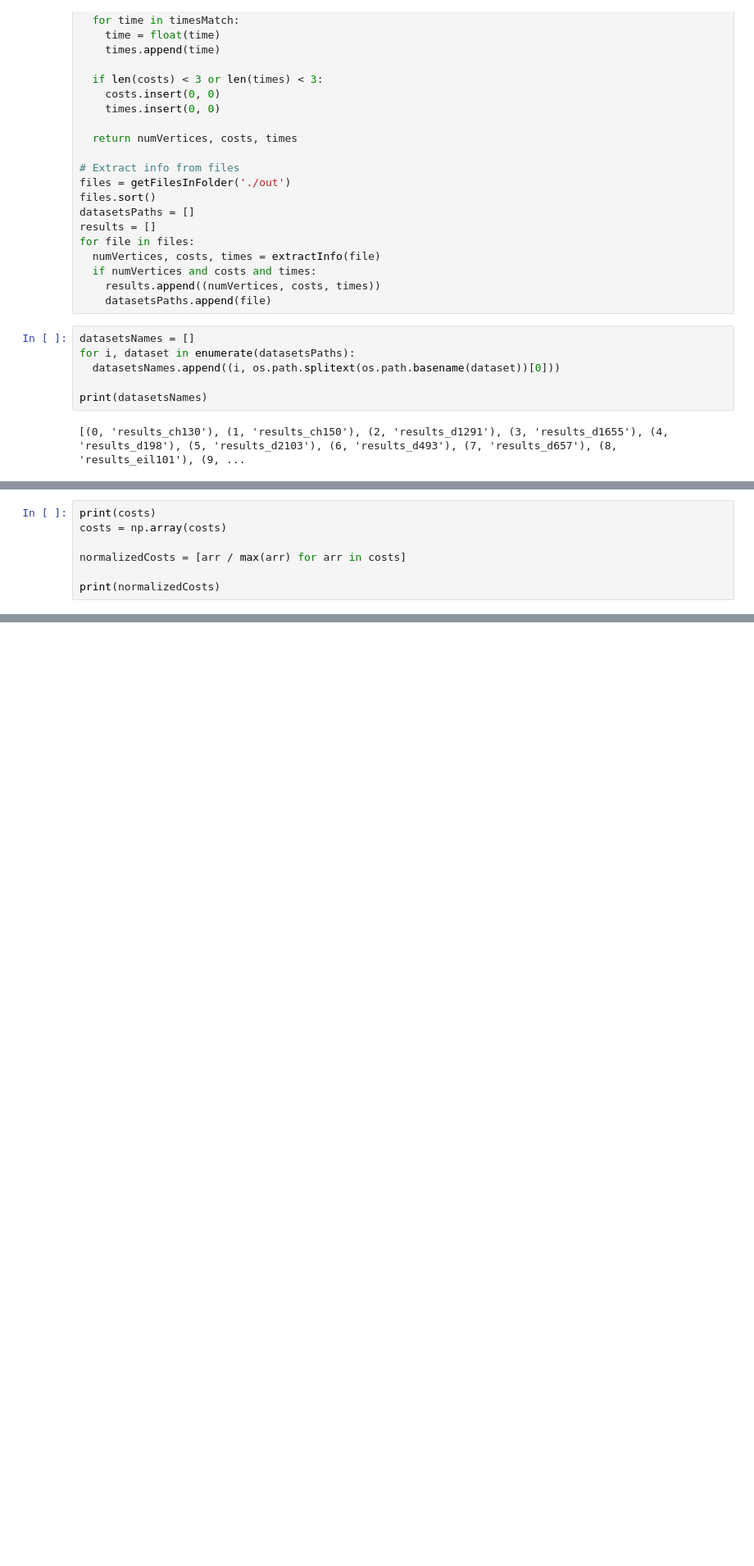
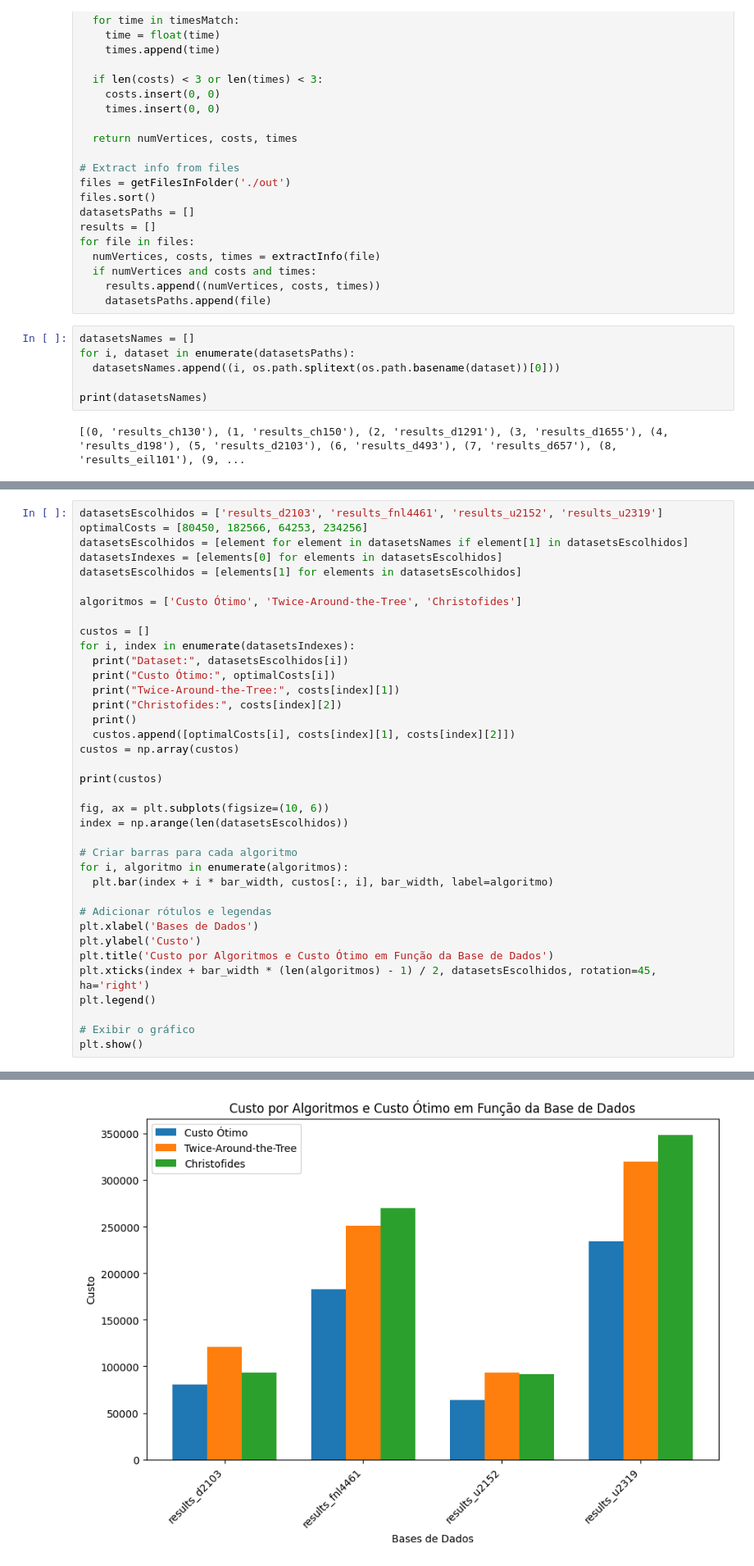
Before and after one commit to Chbmleao/Traveling-Salesman-Algorithms, a Jupyter notebook: tp2.ipynb, the cells around one changed output, grey strips where cells are left out. Shown at 82% size. Drawn from its saved outputs; the diff is of its cells as text; blank space fills up the shorter version.

Commit message:
feat: add some result graphs

```diff
--- a/tp2.ipynb
+++ b/tp2.ipynb
@@ -531,7 +501,0 @@ print(costs[44])
-# %%
-print(costs)
-costs = np.array(costs)
-
-normalizedCosts = [arr / max(arr) for arr in costs]
-
-print(normalizedCosts)
@@ -564,0 +502,38 @@ plt.show()
+# %%
+datasetsEscolhidos = ['results_d2103', 'results_fnl4461', 'results_u2152', 'results_u2319']
+optimalCosts = [80450, 182566, 64253, 234256]
+datasetsEscolhidos = [element for element in datasetsNames if element[1] in datasetsEscolhidos]
+datasetsIndexes = [elements[0] for elements in datasetsEscolhidos]
+datasetsEscolhidos = [elements[1] for elements in datasetsEscolhidos]
+
+algoritmos = ['Custo Ótimo', 'Twice-Around-the-Tree', 'Christofides']
+
+custos = []
+for i, index in enumerate(datasetsIndexes):
+  print("Dataset:", datasetsEscolhidos[i])
+  print("Custo Ótimo:", optimalCosts[i])
+  print("Twice-Around-the-Tree:", costs[index][1])
+  print("Christofides:", costs[index][2])
+  print()
+  custos.append([optimalCosts[i], costs[index][1], costs[index][2]])
+custos = np.array(custos)
+
+print(custos)
+
+fig, ax = plt.subplots(figsize=(10, 6))
+index = np.arange(len(datasetsEscolhidos))
+
+# Criar barras para cada algoritmo
+for i, algoritmo in enumerate(algoritmos):
+  plt.bar(index + i * bar_width, custos[:, i], bar_width, label=algoritmo)
+
+# Adicionar rótulos e legendas
+plt.xlabel('Bases de Dados')
+plt.ylabel('Custo')
+plt.title('Custo por Algoritmos e Custo Ótimo em Função da Base de Dados')
+plt.xticks(index + bar_width * (len(algoritmos) - 1) / 2, datasetsEscolhidos, rotation=45, ha='right')
+plt.legend()
+
+# Exibir o gráfico
+plt.show()
+# %% [output]
@@ -564,0 +557 @@ plt.show()
+[figure, added]
```
Also changed, not shown: parts of 9 cells of this notebook.
